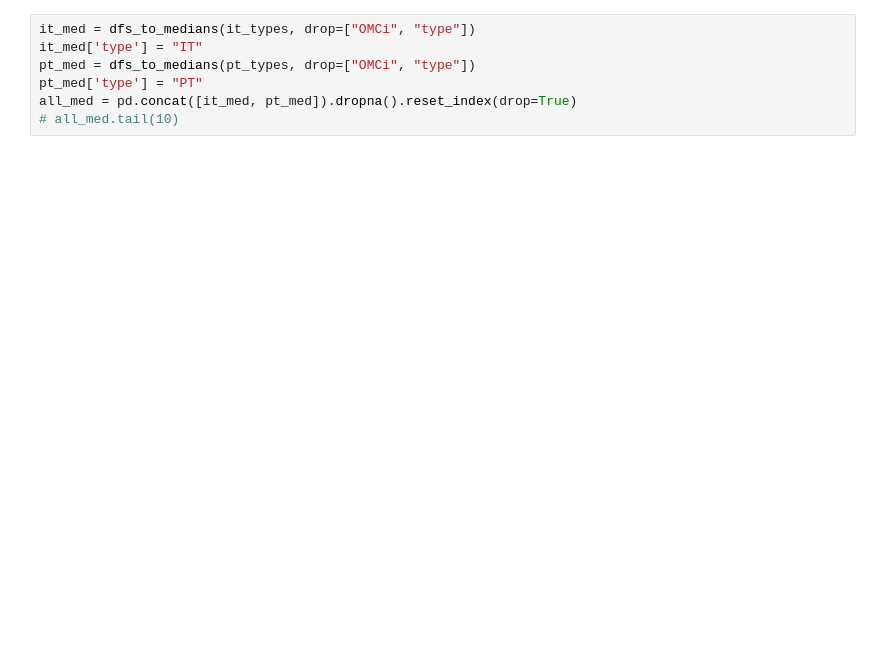
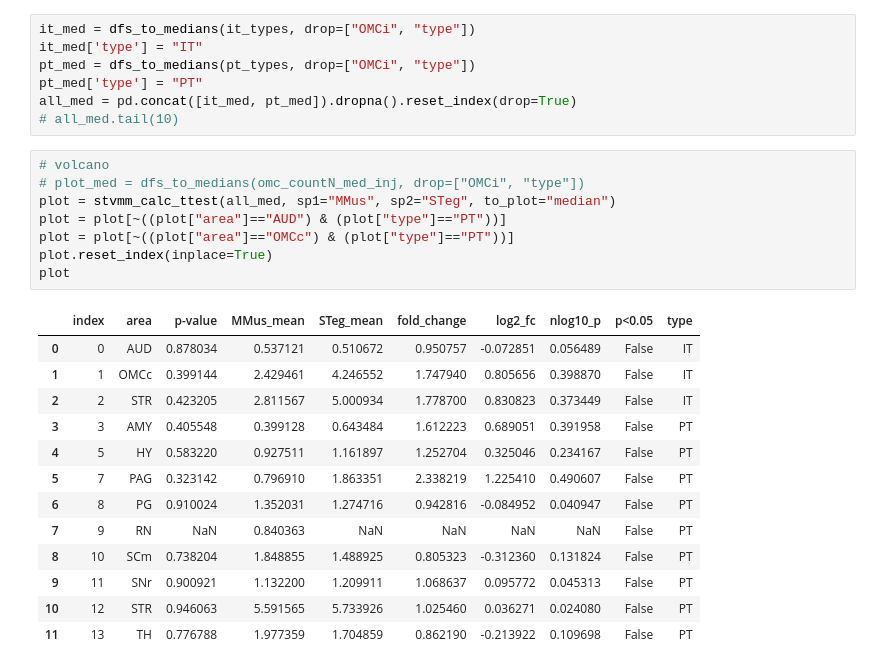
Before and after one commit to eisko/MAPseq_analysis, a Jupyter notebook: BC_neuron_cdfs_V4_240125.ipynb, the cells around one changed output. Cells and saved outputs as stored; diff of their text form; blank space fills up the shorter version.

```diff
--- a/BC_neuron_cdfs_V4_240125.ipynb
+++ b/BC_neuron_cdfs_V4_240125.ipynb
@@ -433,4 +468,26 @@ pt_med = dfs_to_medians(pt_types, drop=["OMCi", "type"])
 pt_med['type'] = "PT"
 all_med = pd.concat([it_med, pt_med]).dropna().reset_index(drop=True)
 # all_med.tail(10)
+# %%
+# volcano
+# plot_med = dfs_to_medians(omc_countN_med_inj, drop=["OMCi", "type"])
+plot = stvmm_calc_ttest(all_med, sp1="MMus", sp2="STeg", to_plot="median")
+plot = plot[~((plot["area"]=="AUD") & (plot["type"]=="PT"))]
+plot = plot[~((plot["area"]=="OMCc") & (plot["type"]=="PT"))]
+plot.reset_index(inplace=True)
+plot
+# %% [output]
+|  | index | area | p-value | MMus_mean | STeg_mean | fold_change | log2_fc | nlog10_p | p<0.05 | type |
+| 0 | 0 | AUD | 0.878034 | 0.537121 | 0.510672 | 0.950757 | -0.072851 | 0.056489 | False | IT |
+| 1 | 1 | OMCc | 0.399144 | 2.429461 | 4.246552 | 1.747940 | 0.805656 | 0.398870 | False | IT |
+| 2 | 2 | STR | 0.423205 | 2.811567 | 5.000934 | 1.778700 | 0.830823 | 0.373449 | False | IT |
+| 3 | 3 | AMY | 0.405548 | 0.399128 | 0.643484 | 1.612223 | 0.689051 | 0.391958 | False | PT |
+| 4 | 5 | HY | 0.583220 | 0.927511 | 1.161897 | 1.252704 | 0.325046 | 0.234167 | False | PT |
+| 5 | 7 | PAG | 0.323142 | 0.796910 | 1.863351 | 2.338219 | 1.225410 | 0.490607 | False | PT |
+| 6 | 8 | PG | 0.910024 | 1.352031 | 1.274716 | 0.942816 | -0.084952 | 0.040947 | False | PT |
+| 7 | 9 | RN | NaN | 0.840363 | NaN | NaN | NaN | NaN | False | PT |
+| 8 | 10 | SCm | 0.738204 | 1.848855 | 1.488925 | 0.805323 | -0.312360 | 0.131824 | False | PT |
+| 9 | 11 | SNr | 0.900921 | 1.132200 | 1.209911 | 1.068637 | 0.095772 | 0.045313 | False | PT |
+| 10 | 12 | STR | 0.946063 | 5.591565 | 5.733926 | 1.025460 | 0.036271 | 0.024080 | False | PT |
+| 11 | 13 | TH | 0.776788 | 1.977359 | 1.704859 | 0.862190 | -0.213922 | 0.109698 | False | PT |
 # %%
```
Also changed, not shown: parts of 4 cells of this notebook, 7 other files.
